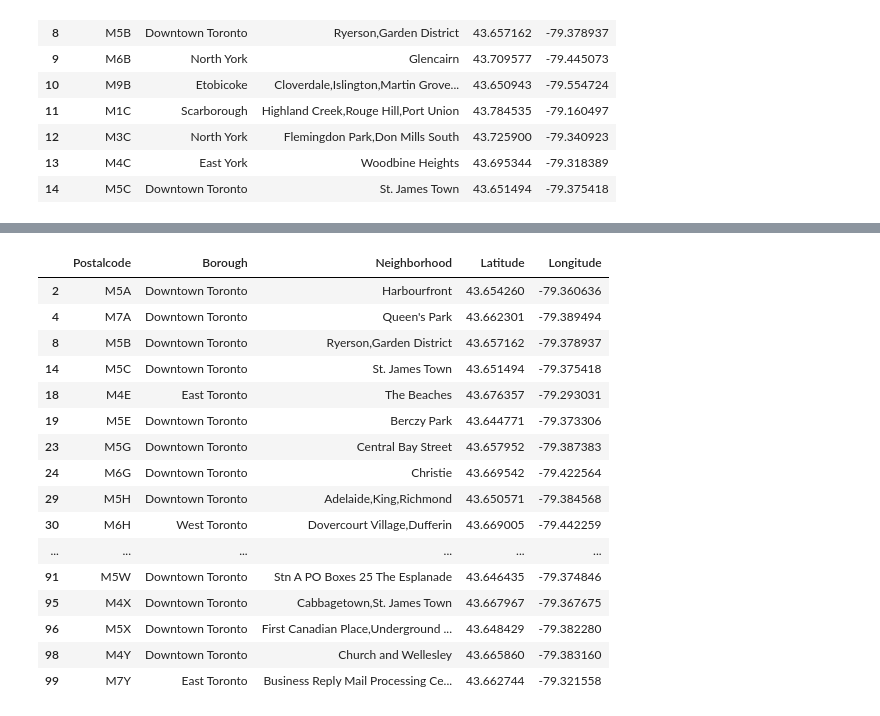
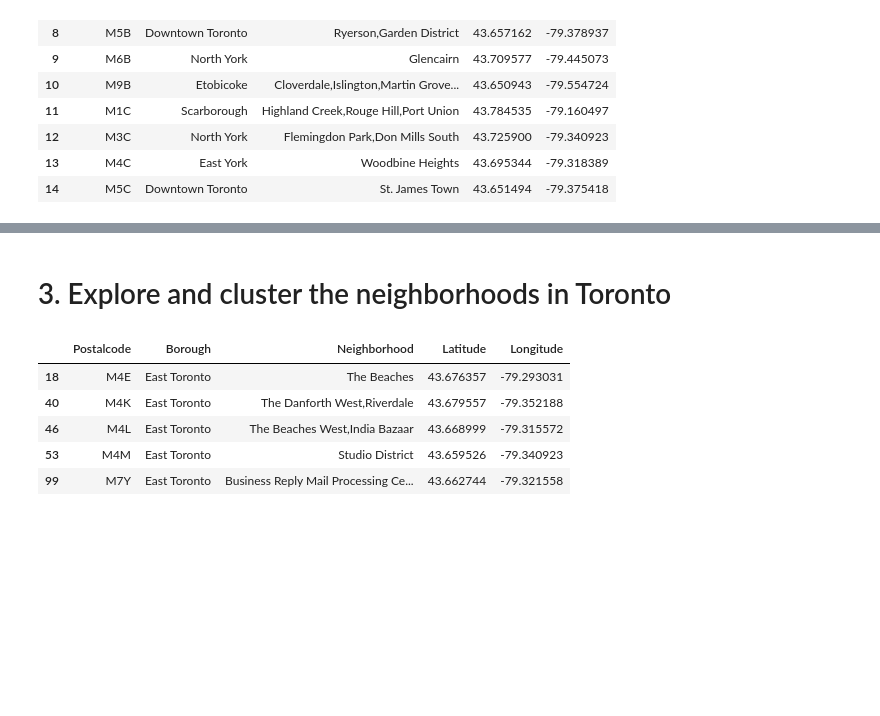
Before and after one commit to vklementev/Coursera_Capstone, a Jupyter notebook: Capstone project 1.ipynb, the cells around one changed output, grey strips where cells are left out. Drawn from its saved outputs; the diff is of its cells as text; code cells hidden in the pictures; blank space fills up the shorter version.

Commit message:
Published from Watson Studio.

```diff
--- a/Capstone project 1.ipynb
+++ b/Capstone project 1.ipynb
@@ -153,23 +167,21 @@ df3.head(15)
+# %% [markdown]
+
+
+
+
+
+# 3. Explore and cluster the neighborhoods in Toronto
 # %%
-df4 = df3[df3['Borough'].str.contains('Toronto',regex=False)]
+#selecting neigborhoods of just East Toronto
+
+df4 = df3[df3['Borough'].str.contains('East Toronto',regex=False)]
 df4
 # %% [output]
 |  | Postalcode | Borough | Neighborhood | Latitude | Longitude |
-| 2 | M5A | Downtown Toronto | Harbourfront | 43.654260 | -79.360636 |
-| 4 | M7A | Downtown Toronto | Queen's Park | 43.662301 | -79.389494 |
-| 8 | M5B | Downtown Toronto | Ryerson,Garden District | 43.657162 | -79.378937 |
-| 14 | M5C | Downtown Toronto | St. James Town | 43.651494 | -79.375418 |
 | 18 | M4E | East Toronto | The Beaches | 43.676357 | -79.293031 |
-| 19 | M5E | Downtown Toronto | Berczy Park | 43.644771 | -79.373306 |
-| 23 | M5G | Downtown Toronto | Central Bay Street | 43.657952 | -79.387383 |
-| 24 | M6G | Downtown Toronto | Christie | 43.669542 | -79.422564 |
-| 29 | M5H | Downtown Toronto | Adelaide,King,Richmond | 43.650571 | -79.384568 |
-| 30 | M6H | West Toronto | Dovercourt Village,Dufferin | 43.669005 | -79.442259 |
-| ... | ... | ... | ... | ... | ... |
-| 91 | M5W | Downtown Toronto | Stn A PO Boxes 25 The Esplanade | 43.646435 | -79.374846 |
-| 95 | M4X | Downtown Toronto | Cabbagetown,St. James Town | 43.667967 | -79.367675 |
-| 96 | M5X | Downtown Toronto | First Canadian Place,Underground ... | 43.648429 | -79.382280 |
-| 98 | M4Y | Downtown Toronto | Church and Wellesley | 43.665860 | -79.383160 |
+| 40 | M4K | East Toronto | The Danforth West,Riverdale | 43.679557 | -79.352188 |
+| 46 | M4L | East Toronto | The Beaches West,India Bazaar | 43.668999 | -79.315572 |
+| 53 | M4M | East Toronto | Studio District | 43.659526 | -79.340923 |
 | 99 | M7Y | East Toronto | Business Reply Mail Processing Ce... | 43.662744 | -79.321558 |
 # %%
 import numpy as np
```
Also changed, not shown: parts of 12 cells of this notebook.
